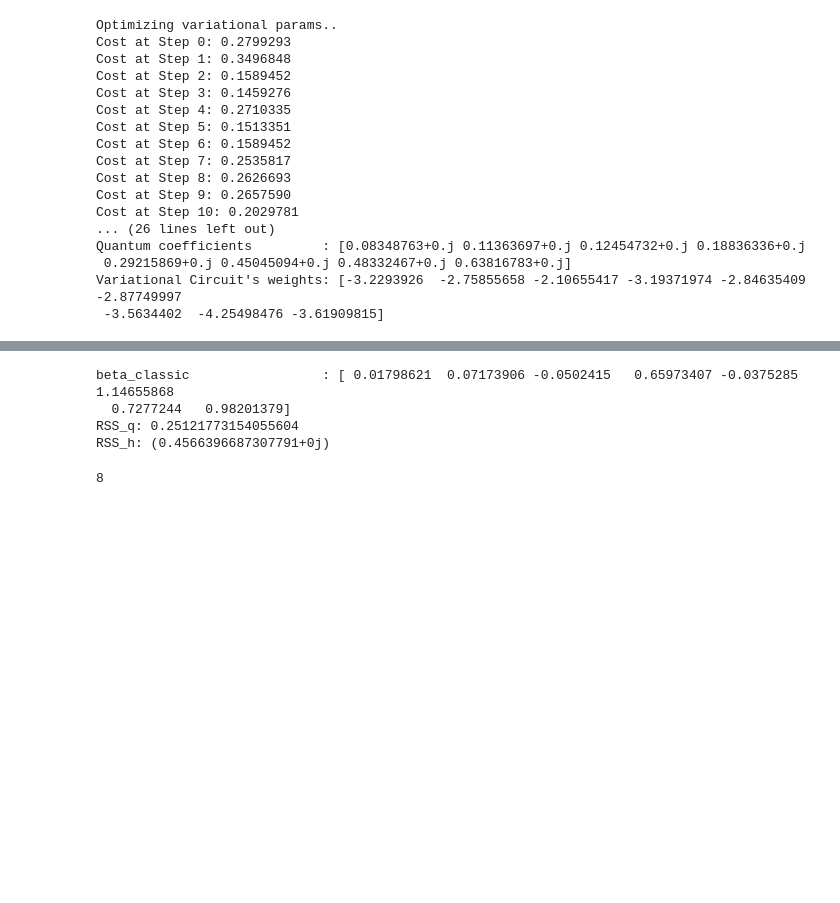
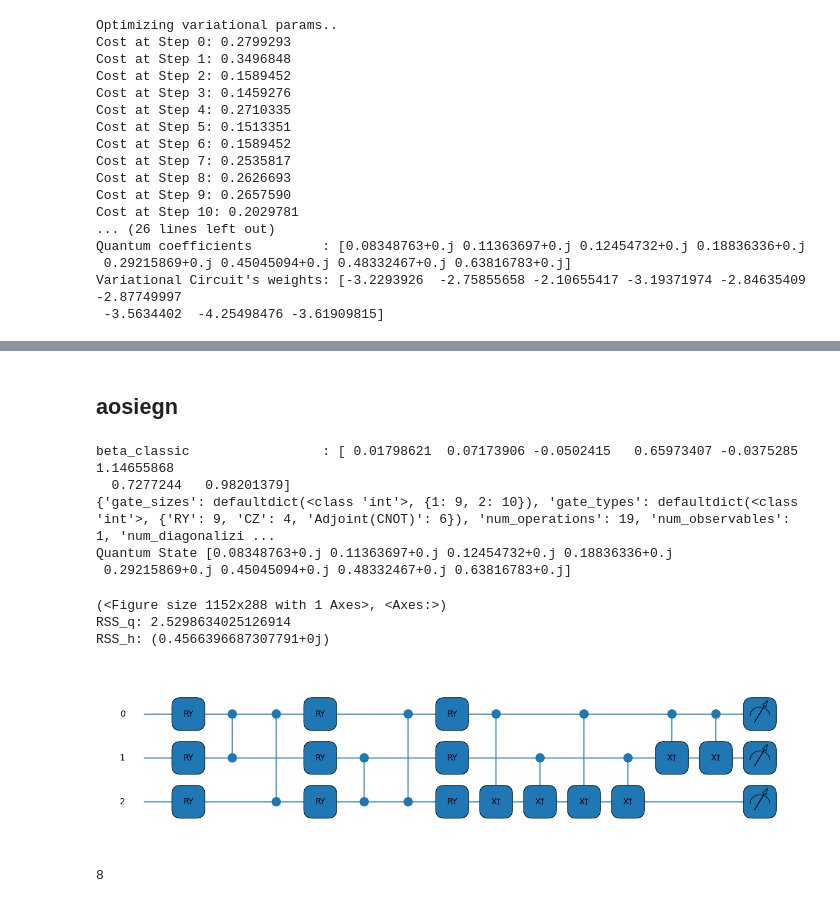
Before and after one commit to inajetovic/Variational-Quantum-Splines, a Jupyter notebook: test.ipynb, the cells around one changed output, grey strips where cells are left out. Saved outputs shown, nothing was run; the diff lists cells and outputs as text; code cells hidden in the pictures; blank space fills up the shorter version.

```diff
--- a/test.ipynb
+++ b/test.ipynb
@@ -108,26 +495,33 @@ q = vqls_circuit.solution(weights, True)
+# %% [markdown]
+## aosiegn
 # %%
 #Classic beta coefficients
 c = np.linalg.solve(matrix,vector)
 print('beta_classic                 :',c)
 y_c=np.dot(matrix,c) #classic
 
 
 y_q=np.dot(matrix,q) #hybrid
                      #Quantum
 y_fq=[]
 for el in matrix:
-  y_fq.append(vqls_circuit.direct_prod2(weights,el,visualize=False))
-
+  y_fq.append(vqls_circuit.direct_prod2(weights,el,visualize=True))
+  break
 rss_full = np.sum(np.square(np.array(y_c) - np.array(y_fq)))
 rss_hybr = np.sum(np.square(np.array(y_c) - np.array(y_q)))
 
 print('RSS_q:',rss_full)
 print('RSS_h:',rss_hybr)
 # %% [output]
 beta_classic                 : [ 0.01798621  0.07173906 -0.0502415   0.65973407 -0.0375285   1.14655868
   0.7277244   0.98201379]
-RSS_q: 0.25121773154055604
-RSS_h: (0.4566396687307791+0j)
+{'gate_sizes': defaultdict(<class 'int'>, {1: 9, 2: 10}), 'gate_types': defaultdict(<class 'int'>, {'RY': 9, 'CZ': 4, 'Adjoint(CNOT)': 6}), 'num_operations': 19, 'num_observables': 1, 'num_diagonalizi ...
+Quantum State [0.08348763+0.j 0.11363697+0.j 0.12454732+0.j 0.18836336+0.j
+ 0.29215869+0.j 0.45045094+0.j 0.48332467+0.j 0.63816783+0.j]
+(<Figure size 1152x288 with 1 Axes>, <Axes:>)
+RSS_q: 2.5298634025126914
+RSS_h: (0.4566396687307791+0j)
+[figure, added]
 # %%
 len(y_fq)
 # %% [output]
```
Also changed, not shown: parts of 6 cells of this notebook, 1 other file.
